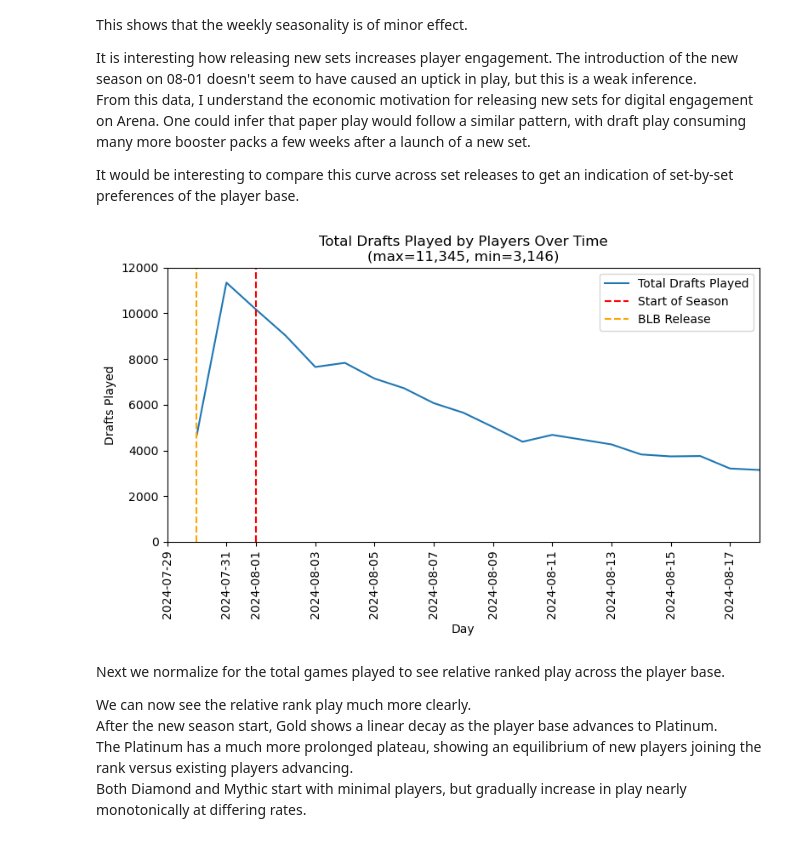
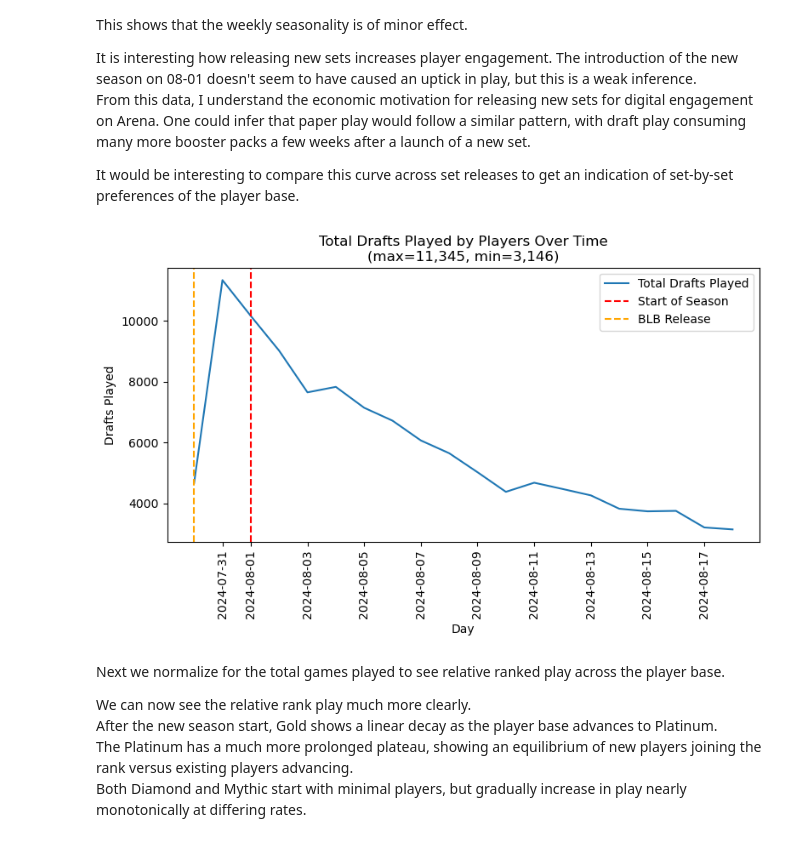
Before and after one commit to meehljd/mtg-modeling, a Jupyter notebook: notebooks/02-draft-data/02-30-draft-eda-BLB-games.ipynb, the cells around one changed output. Drawn from its saved outputs; the diff is of its cells as text; code cells hidden in the pictures.

```diff
--- a/notebooks/02-draft-data/02-30-draft-eda-BLB-games.ipynb
+++ b/notebooks/02-draft-data/02-30-draft-eda-BLB-games.ipynb
@@ -848,29 +873,29 @@ preferences of the player base.
 # %%
 rank_time_sum = (
     rank_time_df[["draft_time", "count"]].groupby(["draft_time"]).sum().reset_index()
 )
 plt.figure(figsize=(8, 5))
 sns.lineplot(data=rank_time_sum, x="draft_time", y="count", label="Total Drafts Played")
-plt.xlim(pd.to_datetime("2024-07-29"), rank_time_sum["draft_time"].max())
-plt.ylim(0, 12000)
+plt.xlim = (pd.to_datetime("2024-07-29"), rank_time_sum["draft_time"].max())
+plt.ylim = (0, 12000)
 plt.axvline(
     x=pd.to_datetime("2024-08-01"), color="red", linestyle="--", label="Start of Season"
 )
 plt.axvline(
     x=pd.to_datetime("2024-07-30"), color="orange", linestyle="--", label="BLB Release"
 )
 
 plt.xticks(rotation=90)
 plt.title(("Total Drafts Played by Players Over Time\n"
            "(max=" + f"{rank_time_sum['count'].max():,.0f}, "
            "min=" + f"{rank_time_sum['count'].min():,.0f})"))
 plt.xlabel("Day")
 plt.ylabel("Drafts Played")
 plt.legend()
 plt.tight_layout()
 plt.show()
 # %% [output]
-[figure, old version]
+[figure, new version]
 # %% [markdown]
 Next we normalize for the total games played to see relative ranked play across the player base.
 
```
Also changed, not shown: parts of 19 cells of this notebook, 21 other files.
